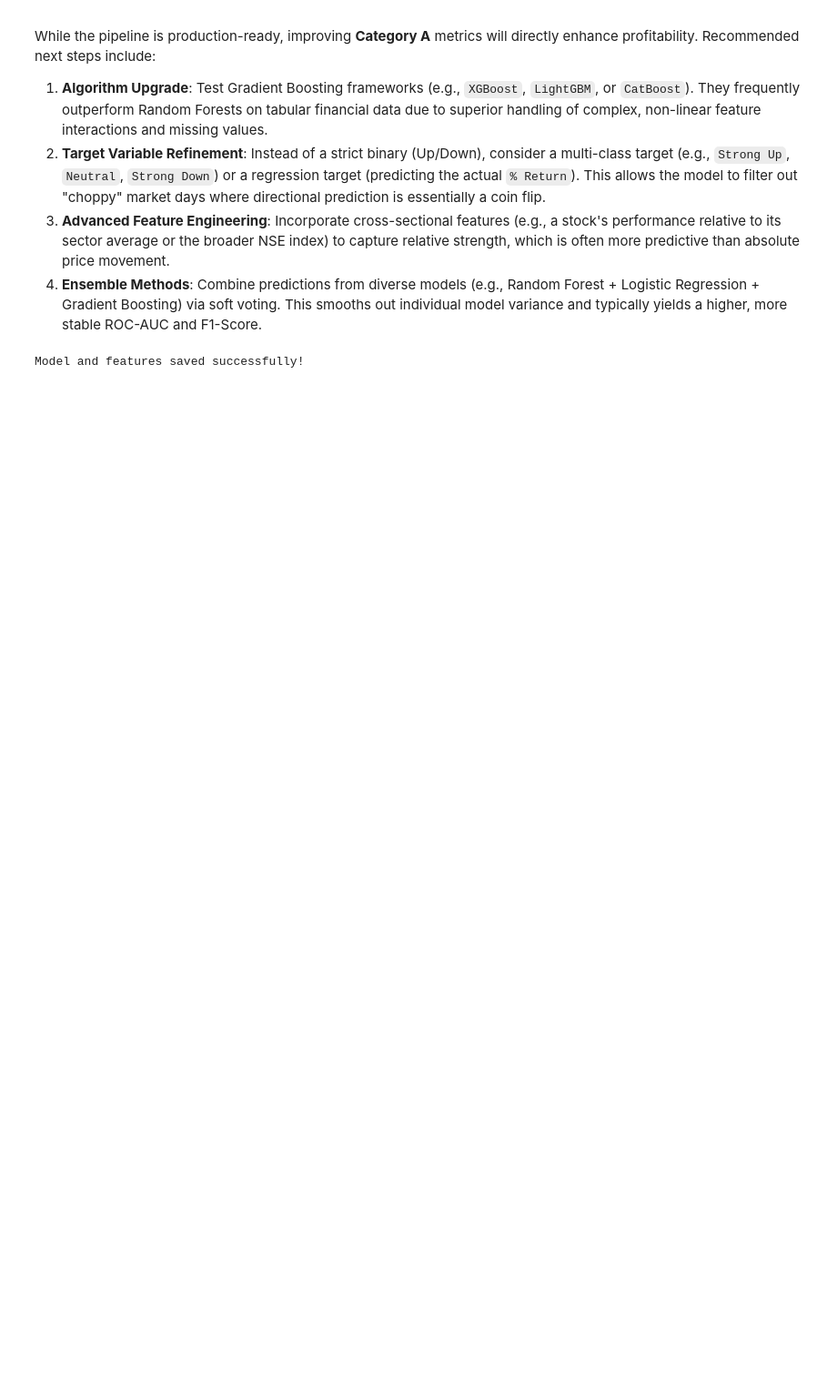
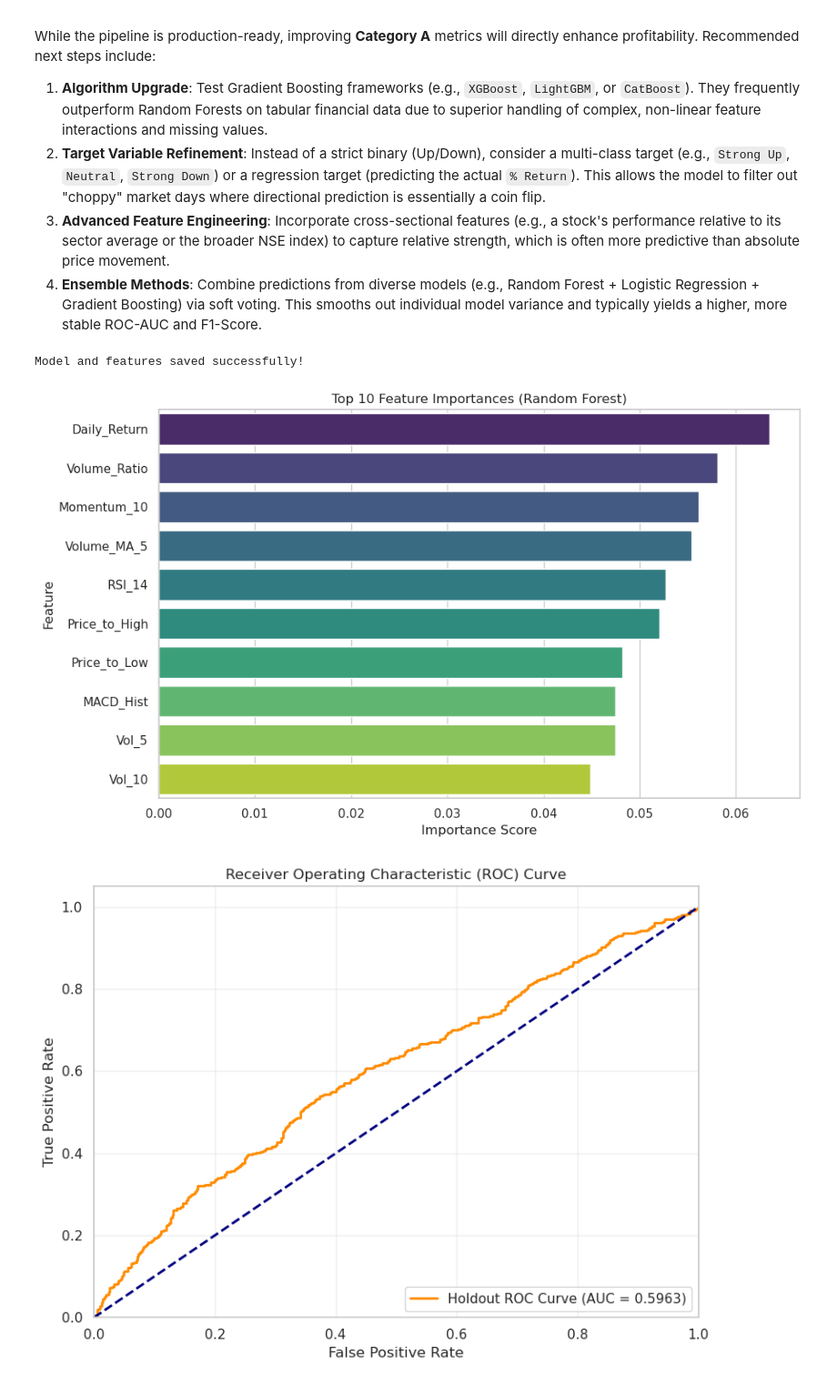
Before and after one commit to nelly-mbatha/FinSight-Capstone-Project, a Jupyter notebook: FinSight.ipynb, the cells around one changed output. Shown at 91% size. Saved outputs shown, nothing was run; the diff lists cells and outputs as text; code cells hidden in the pictures; blank space fills up the shorter version.

```diff
--- a/FinSight.ipynb
+++ b/FinSight.ipynb
@@ -856,3 +856,47 @@ joblib.dump(selected_features, 'features.pkl')
 print("Model and features saved successfully!")
 # %% [output]
 Model and features saved successfully!
+# %%
+# 8. VISUALIZATIONS
+
+# A. Feature Importance Visualization
+# Extract importances from the fitted selector's underlying Random Forest
+all_importances = selector.estimator_.feature_importances_
+selected_importances = all_importances[selector.get_support()]
+
+# Create a DataFrame for clean, sorted plotting
+feat_imp_df = pd.DataFrame({
+    'Feature': selected_features,
+    'Importance': selected_importances
+}).sort_values(by='Importance', ascending=False)
+
+plt.figure(figsize=(10, 6))
+sns.barplot(data=feat_imp_df, x='Importance', y='Feature', palette='viridis', )
+plt.title('Top 10 Feature Importances (Random Forest)')
+plt.xlabel('Importance Score')
+plt.ylabel('Feature')
+plt.tight_layout()
+plt.show()
+
+
+# B. ROC-AUC Curve Visualization
+from sklearn.metrics import roc_curve, auc
+
+fpr, tpr, _ = roc_curve(y_test_final, y_prob_final)
+roc_auc = auc(fpr, tpr)
+
+plt.figure(figsize=(8, 6))
+plt.plot(fpr, tpr, color='darkorange', lw=2, label=f'Holdout ROC Curve (AUC = {roc_auc:.4f})')
+plt.plot([0, 1], [0, 1], color='navy', lw=2, linestyle='--') # Diagonal reference line
+plt.xlim([0.0, 1.0])
+plt.ylim([0.0, 1.05])
+plt.xlabel('False Positive Rate')
+plt.ylabel('True Positive Rate')
+plt.title('Receiver Operating Characteristic (ROC) Curve')
+plt.legend(loc="lower right")
+plt.grid(alpha=0.3)
+plt.tight_layout()
+plt.show()
+# %% [output]
+[figure, added]
+[figure, added]
```
Also changed, not shown: parts of 1 cell of this notebook, 2 other files.
